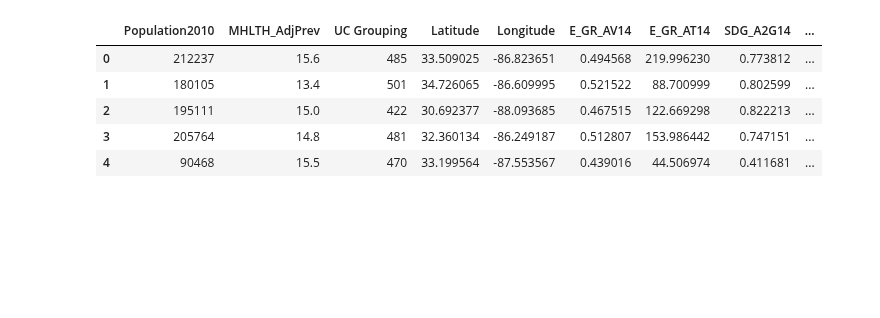
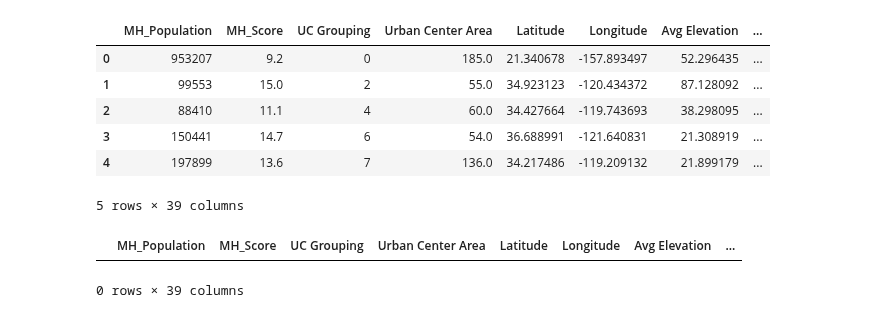
Before and after one commit to shuting2023/Natures_Rx, a Jupyter notebook: MergedDataset.ipynb, the cells around one changed output. Cells and saved outputs as stored; diff of their text form; code cells hidden in the pictures; blank space fills up the shorter version.

Commit message:
Updated dataset merge with new columns, fixed grouping issue, added columns for population density and delta between MH and GS populations, saved data csv to cleaned data folder

```diff
--- a/MergedDataset.ipynb
+++ b/MergedDataset.ipynb
@@ -41,8 +54,8 @@ df.shape
 # %%
-df_alpha = df[['UC Grouping', 'State', 'INCM_CMI', 'DEV_CMI', 'E_BM_NM_LST', 'Cities in Urban Center_copy']].copy()
-df.drop(columns=['State', 'Cities in Urban Center', 'Urban Center', 'INCM_CMI', 'DEV_CMI', 'E_BM_NM_LST', 'Cities in Urban Center_copy'], inplace=True)
+df_alpha = df[['UC Grouping', 'State', 'Urban Center', 'Biome', 'Soil Group', 'Cities in Urban Center_copy', 'Region', 'Division']].copy()
+df.drop(columns=['State', 'Urban Center', 'Cities in Urban Center', 'Biome', 'Soil Group', 'Cities in Urban Center_copy', 'Region', 'Division'], inplace=True)
 # %%
 cols = list(df.columns)
-cols.remove('Population2010')
+cols.remove('MH_Population')
 print(cols)
 # %% [output]
@@ -50,8 +63,10 @@ print(cols)
 # %%
-aggregations = {'Population2010': 'sum'}
+aggregations = {'MH_Population': 'sum'}
 for i in cols:
     aggregations[i] = 'mean'
 grouped = df.groupby(by='UC Grouping').agg(aggregations)
 # %%
-grouped.reset_index(drop=True)
+#grouped.reset_index(drop=True)
 grouped['UC Grouping'] = grouped['UC Grouping'].astype(int)
+grouped.reset_index(drop=True, inplace=True)
+grouped.head()
@@ -74,10 +97,16 @@ df_alpha.head()
 # %%
-dfagg = pd.merge(df, df_alpha, on=['UC Grouping'], how='inner')
+dfagg = pd.merge(grouped, df_alpha, on=['UC Grouping'], how='inner')
 dfagg.head()
 # %% [output]
-|  | Population2010 | MHLTH_AdjPrev | UC Grouping | Latitude | Longitude | E_GR_AV14 | E_GR_AT14 | SDG_A2G14 | ... |
-| 0 | 212237 | 15.6 | 485 | 33.509025 | -86.823651 | 0.494568 | 219.996230 | 0.773812 | ... |
-| 1 | 180105 | 13.4 | 501 | 34.726065 | -86.609995 | 0.521522 | 88.700999 | 0.802599 | ... |
-| 2 | 195111 | 15.0 | 422 | 30.692377 | -88.093685 | 0.467515 | 122.669298 | 0.822213 | ... |
-| 3 | 205764 | 14.8 | 481 | 32.360134 | -86.249187 | 0.512807 | 153.986442 | 0.747151 | ... |
-| 4 | 90468 | 15.5 | 470 | 33.199564 | -87.553567 | 0.439016 | 44.506974 | 0.411681 | ... |
+|  | MH_Population | MH_Score | UC Grouping | Urban Center Area | Latitude | Longitude | Avg Elevation | ... |
+| 0 | 953207 | 9.2 | 0 | 185.0 | 21.340678 | -157.893497 | 52.296435 | ... |
+| 1 | 99553 | 15.0 | 2 | 55.0 | 34.923123 | -120.434372 | 87.128092 | ... |
+| 2 | 88410 | 11.1 | 4 | 60.0 | 34.427664 | -119.743693 | 38.298095 | ... |
+| 3 | 150441 | 14.7 | 6 | 54.0 | 36.688991 | -121.640831 | 21.308919 | ... |
+| 4 | 197899 | 13.6 | 7 | 136.0 | 34.217486 | -119.209132 | 21.899179 | ... |
+5 rows × 39 columns
+# %%
+dfagg[dfagg['UC Grouping'].duplicated()]
+# %% [output]
+|  | MH_Population | MH_Score | UC Grouping | Urban Center Area | Latitude | Longitude | Avg Elevation | ... |
+0 rows × 39 columns
```
Also changed, not shown: parts of 13 cells of this notebook, 3 other files.
